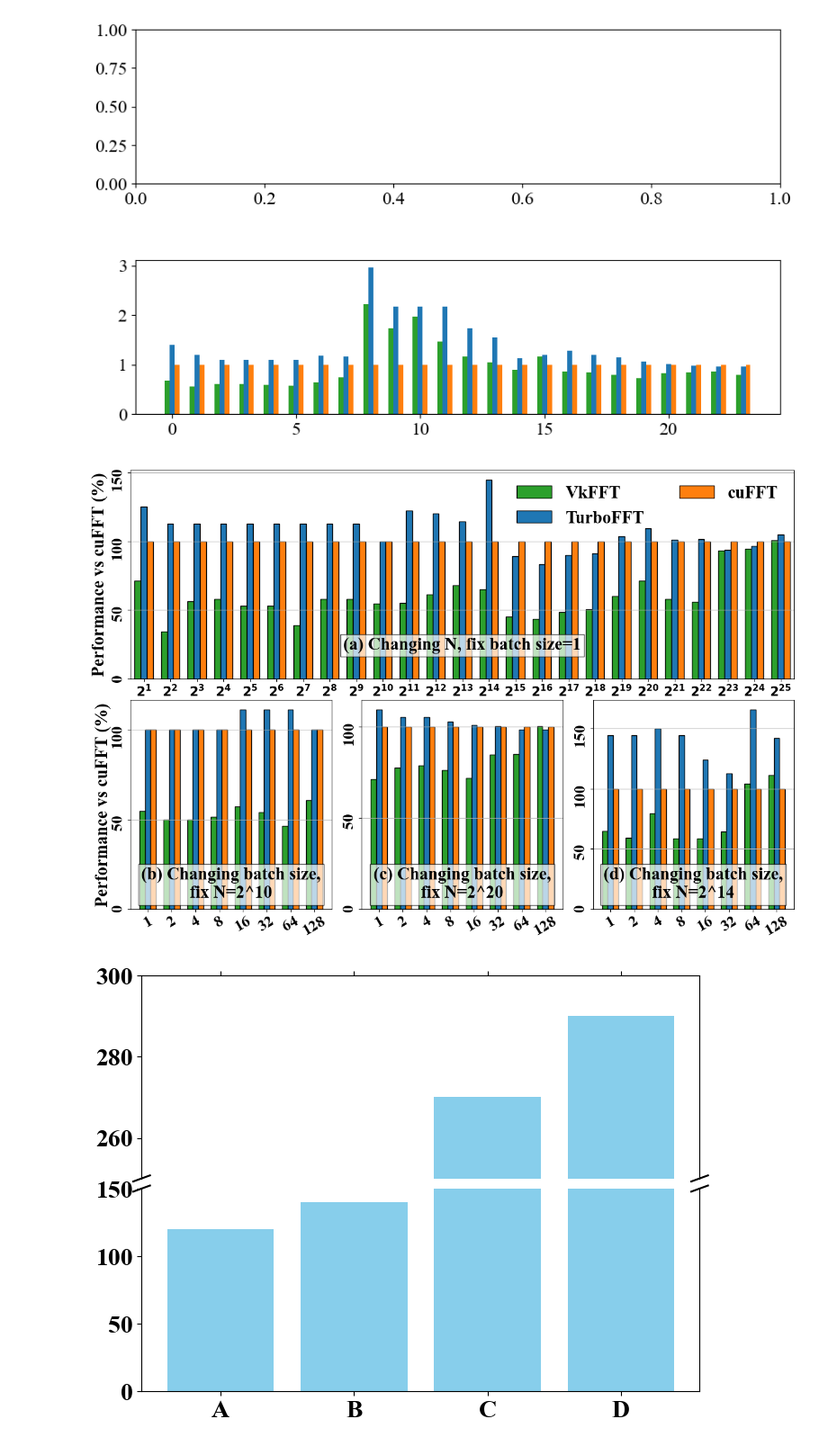
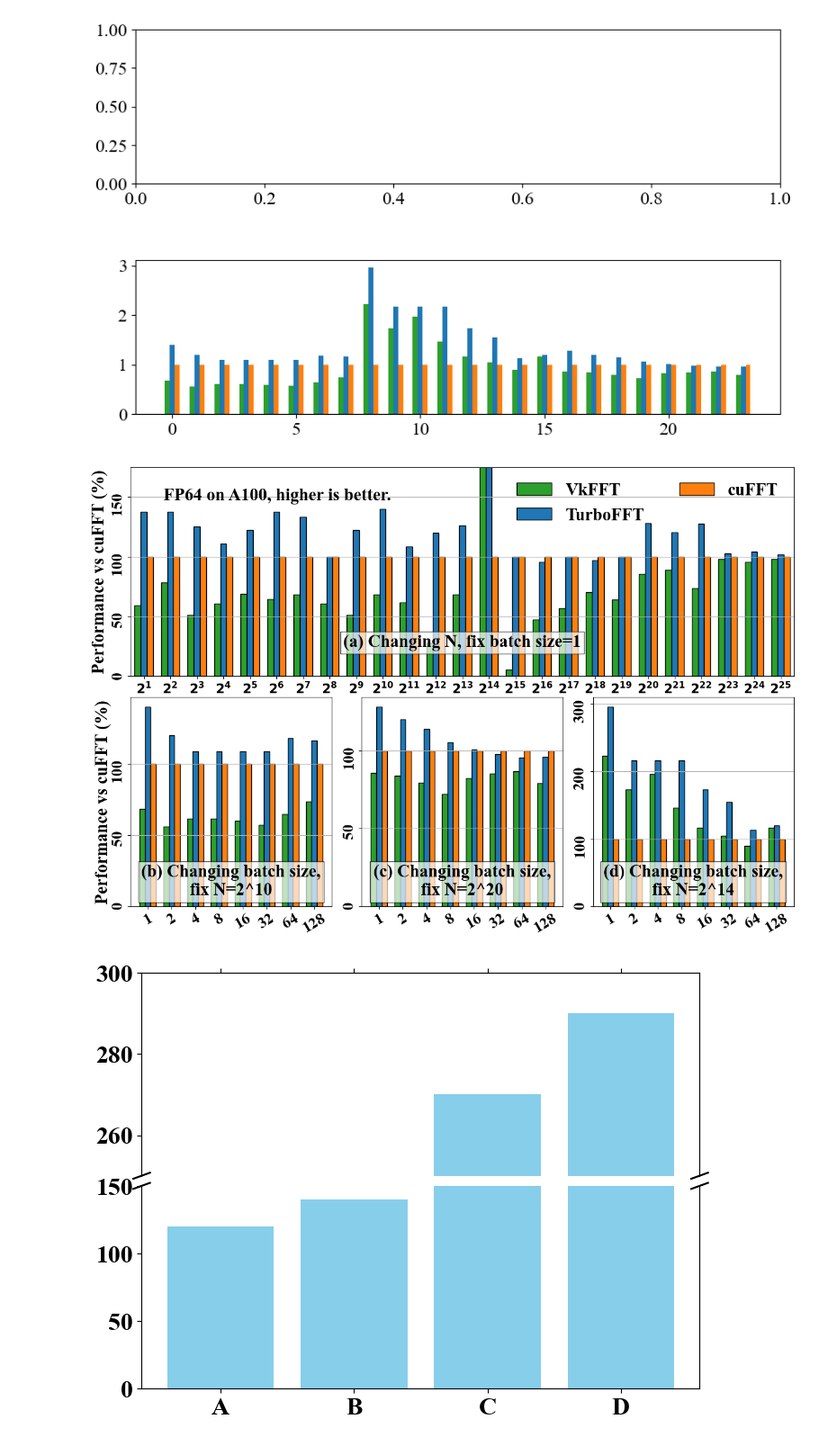
Before and after one commit to shixun404/HPCDeepNeuralNetworks, a Jupyter notebook: fig/ABFT_FFT/ppopp/scripts/plot.ipynb, the cells around one changed output. Shown: that part at 90% size. Saved outputs shown, nothing was run; the diff lists cells and outputs as text; code cells hidden in the pictures.

```diff
--- a/fig/ABFT_FFT/ppopp/scripts/plot.ipynb
+++ b/fig/ABFT_FFT/ppopp/scripts/plot.ipynb
@@ -344,10 +344,11 @@ font = {'family' : 'Times New Roman',
         'weight' : 'bold',
         'size'   : 20}
 mpl.rc('font', **font)
+gpu = 'A100'
 fontsize = 20
 logN_beg, logN_end = 1, 26
 logBS_beg, logBS_end = 0, 4
-precision = 0
+precision = 1
 cuFFT = th.load('../data_0810/cuFFT.pt')[precision]
 TurboFFT = th.load('../data_0810/turboFFT.pt')[precision]
 vkFFT = th.load('../data_0810/vkFFT.pt')[precision]
@@ -391,7 +392,7 @@ def select_data(N, begin, end):
     tmp_ax.bar(x + width, width=width, height=bars[2][logN_beg:logN_end, 0], color=color[1], label = 'cuFFT', edgecolor='black')
     tmp_ax.set_xticks(x)
     tmp_ax.set_xticklabels(['$2^{' + f'{i}' +'}$' for i in range(1, n + 1, 1)], fontdict={'fontsize': 16, 'weight':'bold'}, rotation=0)
-    tmp_ax.text(.05, .9, f'(a) Changing N, fix batch size=1', ha='left', va='top',
+    tmp_ax.text(.05, .9, f'FP{32*(precision+1)} on {gpu}, higher is better.', ha='left', va='top',
                  transform=tmp_ax.transAxes, fontdict={'weight': 'bold', 'fontsize':22} )
     tmp_ax.text(.5, .2, f'(a) Changing N, fix batch size=1', ha='center', va='top',
                 transform=tmp_ax.transAxes, fontdict={'weight': 'bold', 'fontsize':22},
@@ -415,34 +416,34 @@ def select_data(N, begin, end):
         tmp_ax.set_xticklabels([f'{2**i}' for i in range(n)], fontdict={'fontsize': 20, 'weight':'bold'}, rotation=30)
         # tmp_ax.set_xlabel(f'Batch size\nFix N = 2^{N[i]}', fontdict={'fontsize': 22, 'weight':'bold'})
         tmp_ax.locator_params(axis='y', nbins=4)
         tmp_ax.tick_params(axis='y', labelsize=20, labelrotation=90)
         tmp_ax.yaxis.labelpad = 0
         tmp_ax.grid(axis='y')
 
 select_data([10, 20, 14], 0, 8)
 ax[1][0].set_ylabel('Performance vs cuFFT (%)', fontdict={'fontsize': 22, 'weight':'bold'})
 ax[0].set_ylabel('Performance vs cuFFT (%)', fontdict={'fontsize': 22, 'weight':'bold'})
 ax[0].tick_params(axis='y', labelsize=20, labelrotation=90)
 if precision == 1:
     ax[0].set_ylim([0, 175])
 # ax[1][0].legend( ncol=3, fontsize=22, loc=(0.6, -0.28), frameon=False)
 ax[0].legend( ncol=2, fontsize=22,  loc='upper right', frameon=False)
 fig.savefig('../figs/3xbarchart_overhead_A100_FP32.pdf', bbox_inches='tight')
 fig.savefig(f'D:/25_PPOPP_TurboFFT/figs/3xbarchart_overhead_A100_FP{32*(precision + 1)}.pdf', bbox_inches='tight')
 # plt.show()
 # for i, N in enumerate(N_list):
 #     begin = 0
 #     end = 30
 #     x = np.arange(begin,end)
 #     select_n = N
 
 #     print(turboFFT_bar.shape, x.shape)
 #     ax[i].bar(x, width=width, height=turboFFT_bar, color=color[0])
 #     ax[i].bar(x + width, width=width, height=cuFFT[select_n][begin:end] / cuFFT[select_n][begin:end], color=color[1])
 #     ax[i].bar(x - width, width=width, height=cuFFT[select_n][begin:end] / vkFFT[select_n][begin:end], color=color[2])
 #     ax[i].set_title(f'N: 2^{select_n}')
 # %% [output]
-[figure, old version]
+[figure, new version]
 # %%
 import matplotlib.pyplot as plt
 
```
Also changed, not shown: 6 other files.
